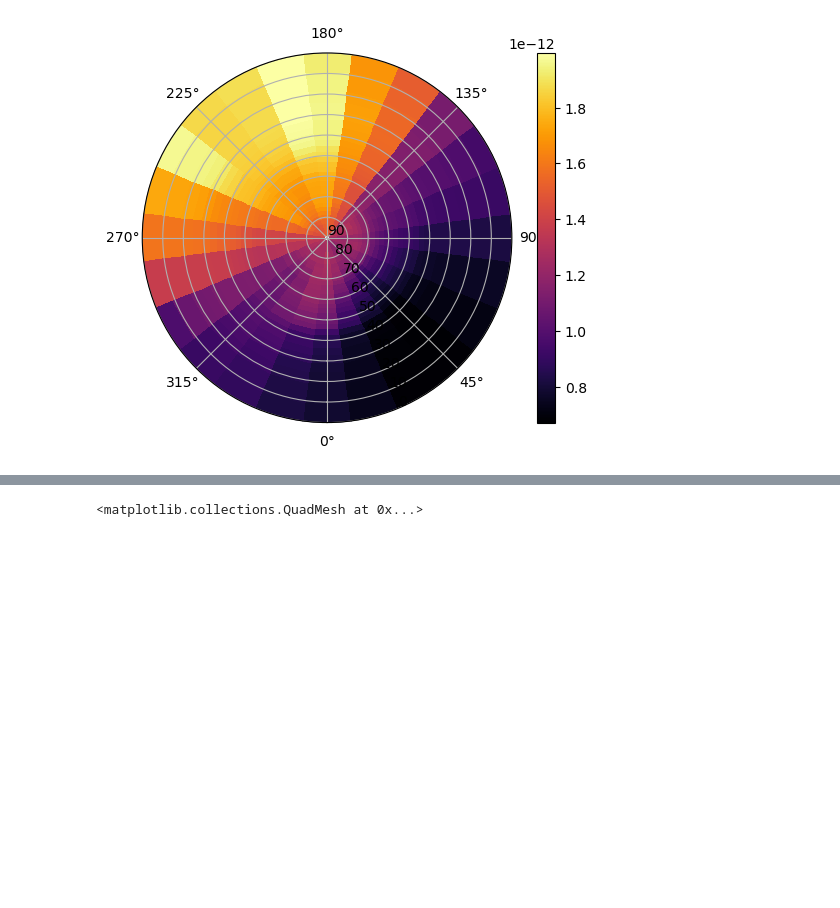
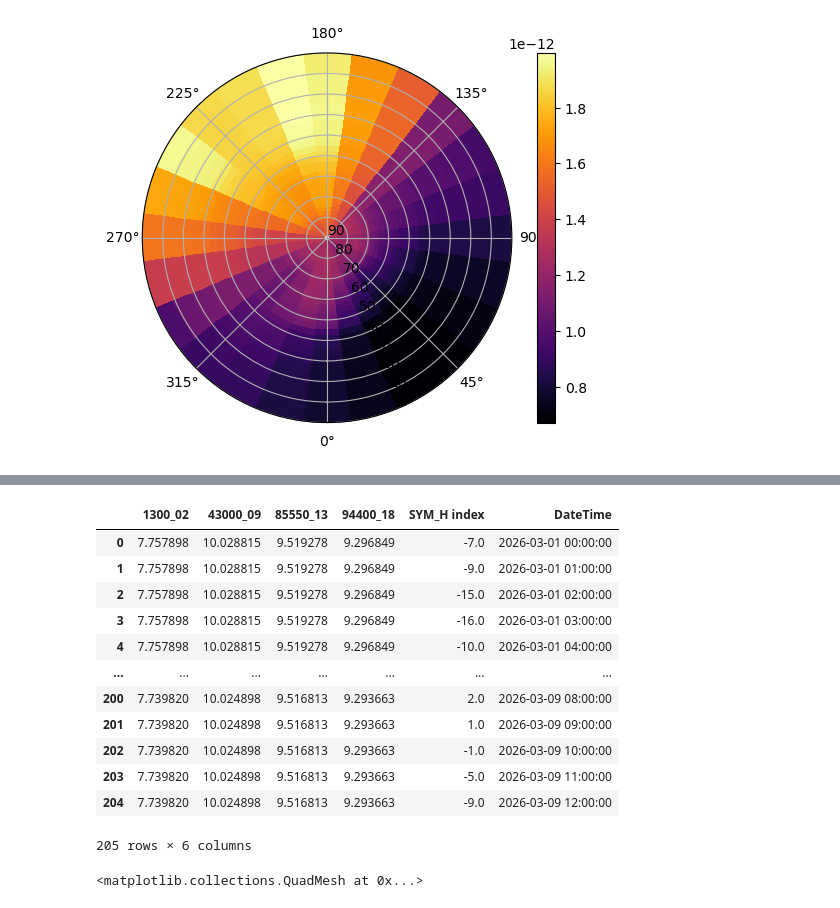
Before and after one commit to kylermurphy/mltdm, a Jupyter notebook: Notebooks/RF_predict.ipynb, the cells around one changed output, grey strips where cells are left out. Saved outputs shown, nothing was run; the diff lists cells and outputs as text; code cells hidden in the pictures; blank space fills up the shorter version.

```diff
--- a/Notebooks/RF_predict.ipynb
+++ b/Notebooks/RF_predict.ipynb
@@ -71,0 +88,6 @@ rf_mod.plot_dpolar(denMLT,cmap=plt.cm.inferno)
+# %%
+denMLT = rf_mod.pred_den_mlt(sdate='2026-03-07 12:00:00', edate='2026-03-09 12:00:00', prelim=True)
+
+# plot the denisty
+# if no date is passed the first date is plotted
+rf_mod.plot_dpolar(denMLT,cmap=plt.cm.inferno)
@@ -72,3 +119,19 @@ rf_mod.plot_dpolar(denMLT,cmap=plt.cm.inferno)
+# %%
+denMLT
+# %% [output]
+|  | 1300_02 | 43000_09 | 85550_13 | 94400_18 | SYM_H index | DateTime |
+| 0 | 7.757898 | 10.028815 | 9.519278 | 9.296849 | -7.0 | 2026-03-01 00:00:00 |
+| 1 | 7.757898 | 10.028815 | 9.519278 | 9.296849 | -9.0 | 2026-03-01 01:00:00 |
+| 2 | 7.757898 | 10.028815 | 9.519278 | 9.296849 | -15.0 | 2026-03-01 02:00:00 |
+| 3 | 7.757898 | 10.028815 | 9.519278 | 9.296849 | -16.0 | 2026-03-01 03:00:00 |
+| 4 | 7.757898 | 10.028815 | 9.519278 | 9.296849 | -10.0 | 2026-03-01 04:00:00 |
+| ... | ... | ... | ... | ... | ... | ... |
+| 200 | 7.739820 | 10.024898 | 9.516813 | 9.293663 | 2.0 | 2026-03-09 08:00:00 |
+| 201 | 7.739820 | 10.024898 | 9.516813 | 9.293663 | 1.0 | 2026-03-09 09:00:00 |
+| 202 | 7.739820 | 10.024898 | 9.516813 | 9.293663 | -1.0 | 2026-03-09 10:00:00 |
+| 203 | 7.739820 | 10.024898 | 9.516813 | 9.293663 | -5.0 | 2026-03-09 11:00:00 |
+| 204 | 7.739820 | 10.024898 | 9.516813 | 9.293663 | -9.0 | 2026-03-09 12:00:00 |
+205 rows × 6 columns
 # %%
 # plot the density for a specifc time from the previously prediction call
 # use vmin and vmax to set the color scale range
```
Also changed, not shown: parts of 3 cells of this notebook.
